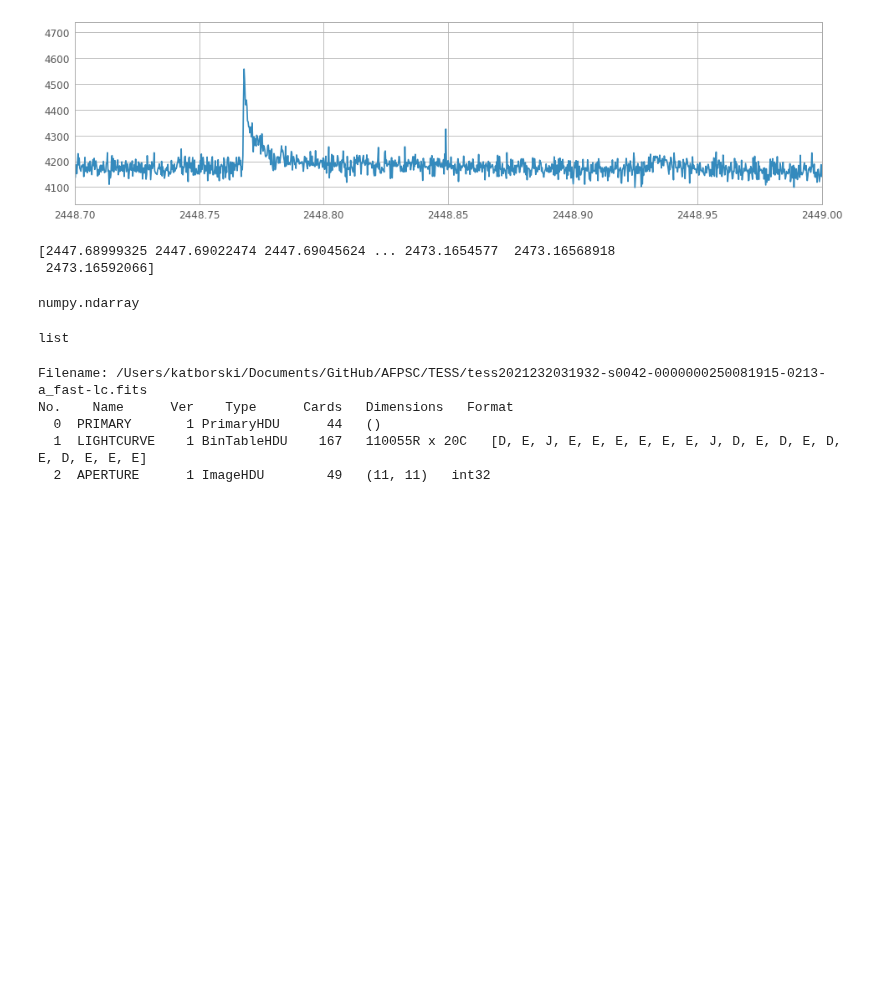
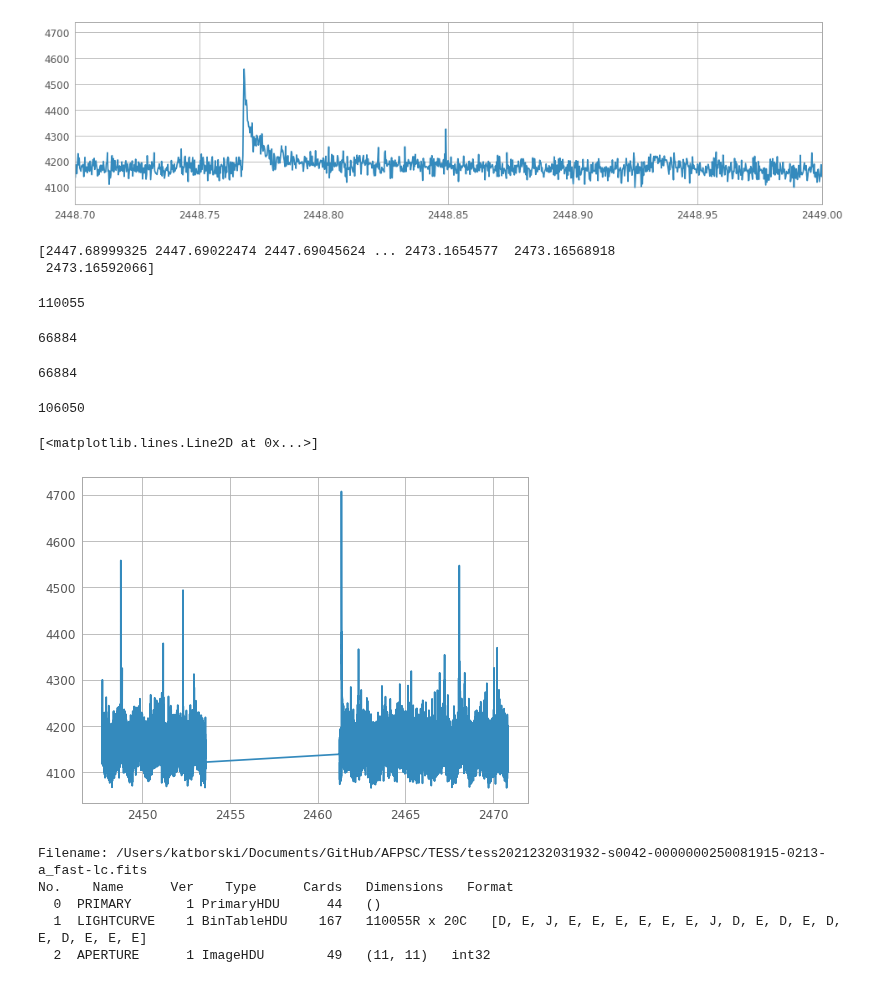
Before and after one commit to MillionConcepts/tess_swift_afpsc, a Jupyter notebook: TESS_lightcurve_changetimescale.ipynb, the cells around one changed output. Saved outputs shown, nothing was run; the diff lists cells and outputs as text; code cells hidden in the pictures; blank space fills up the shorter version.

```diff
--- a/TESS_lightcurve_changetimescale.ipynb
+++ b/TESS_lightcurve_changetimescale.ipynb
@@ -26,15 +26,34 @@ plt.show()
 # %%
 print(tess_bjds)
 type(tess_bjds)
+r = np.where(np.isnan(tess_bjds))
+len(tess_bjds)
 # %% [output]
 [2447.68999325 2447.69022474 2447.69045624 ... 2473.1654577  2473.16568918
  2473.16592066]
-numpy.ndarray
+110055
+# %%
+#pdcsap_fluxes
+q = np.where(np.isnan(pdcsap_fluxes))
+tessFLUX = [y for y in pdcsap_fluxes if np.isnan(y) == False]
+len(tessFLUX)
+# %% [output]
+66884
+# %%
+tess_bjds1 = list(np.delete(tess_times,q))
+len(tess_bjds1)
+# %% [output]
+66884
+# %%
+tess_flux = list(np.delete(pdcsap_fluxes, r))
+len(tess_flux)
+# %% [output]
+106050
 # %%
-t = list(tess_bjds)
-type(t)
+plt.plot(tess_bjds1,tessFLUX)
 # %% [output]
-list
+[<matplotlib.lines.Line2D at 0x...>]
+[figure, added]
 # %%
 fits.info(file)
 # %% [output]
```
Also changed, not shown: parts of 6 cells of this notebook, 3 other files.
